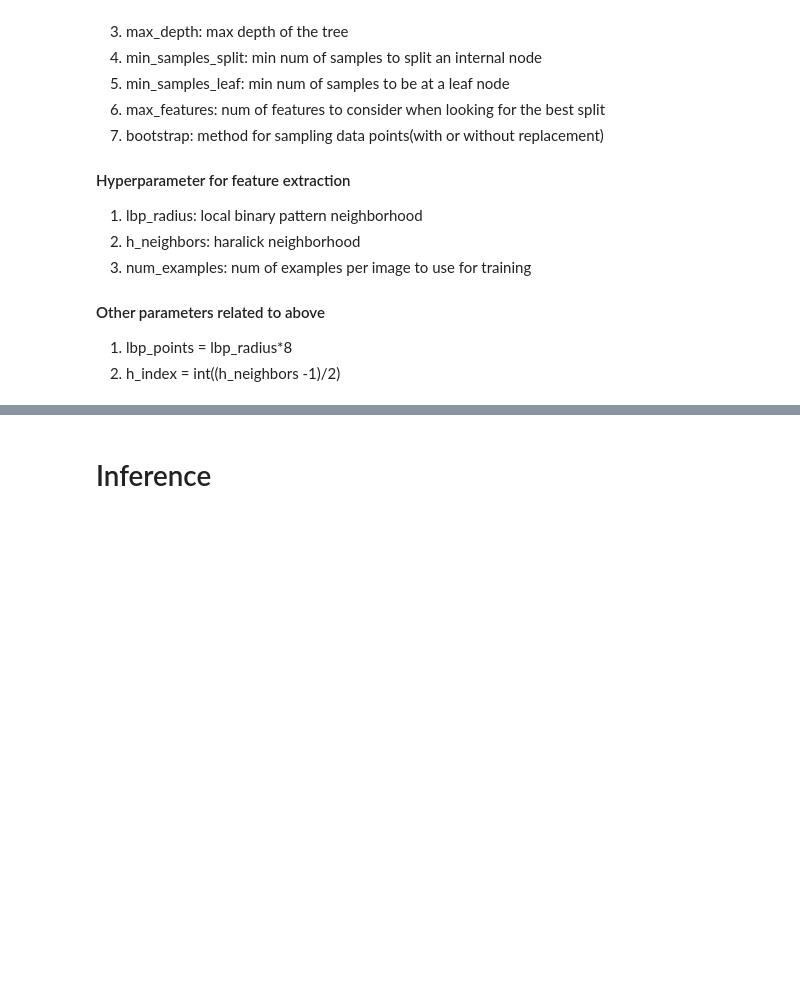
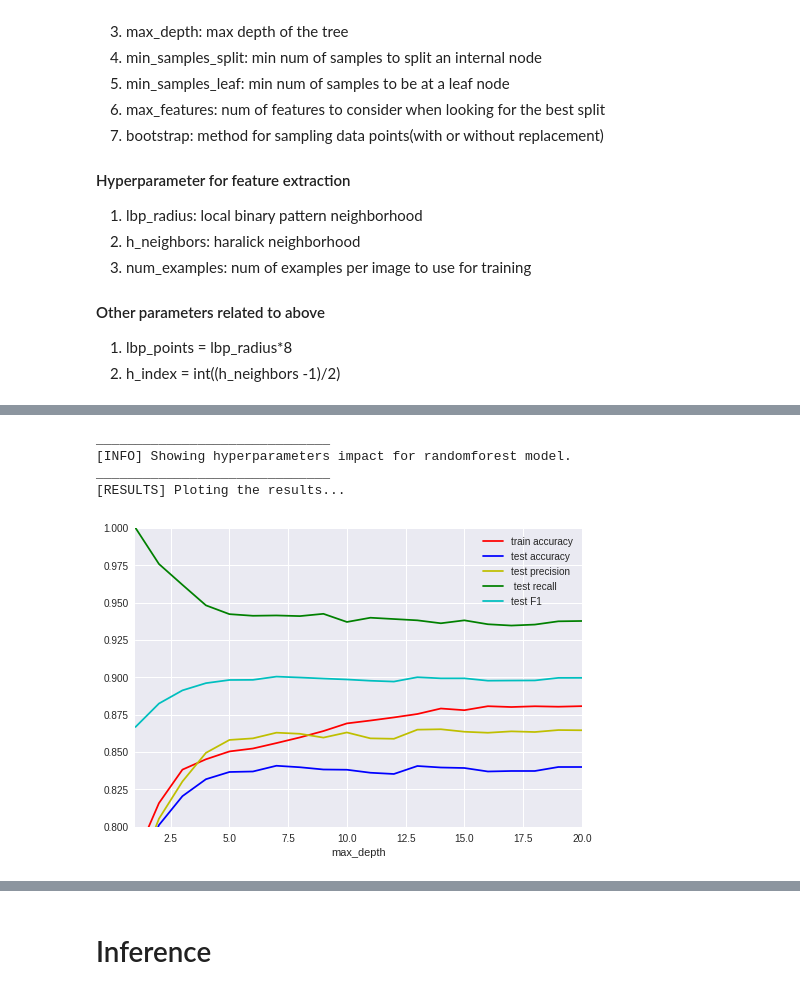
Before and after one commit to ruihu-zoey/Image-Segmentation, a Jupyter notebook: SVM_RF_EM_Segmentation.ipynb, the cells around one changed output, grey strips where cells are left out. Cells and saved outputs as stored; diff of their text form; code cells hidden in the pictures; blank space fills up the shorter version.

```diff
--- a/SVM_RF_EM_Segmentation.ipynb
+++ b/SVM_RF_EM_Segmentation.ipynb
@@ -441,0 +774,8 @@ def train_tune_para_RF(train_X, train_Y):
+# %%
+train_score, accuracy, precision, recall, f1 = show_tune_para_RF(train_X, train_Y, test_X, test_Y, para = 'max_depth')
+# %% [output]
+______________________________
+[INFO] Showing hyperparameters impact for randomforest model.
+______________________________
+[RESULTS] Ploting the results...
+[figure, added]
```
Also changed, not shown: parts of 46 cells of this notebook.
